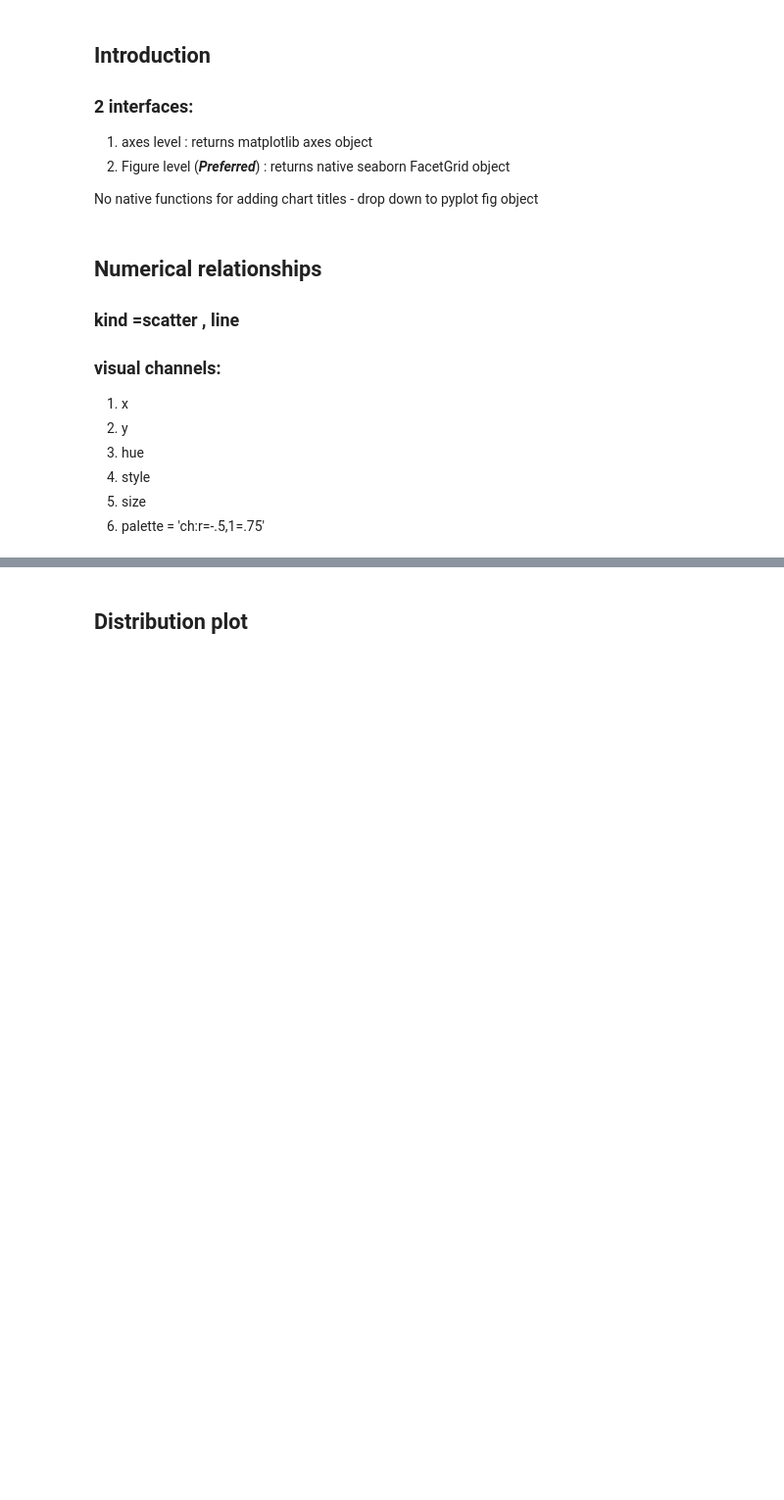
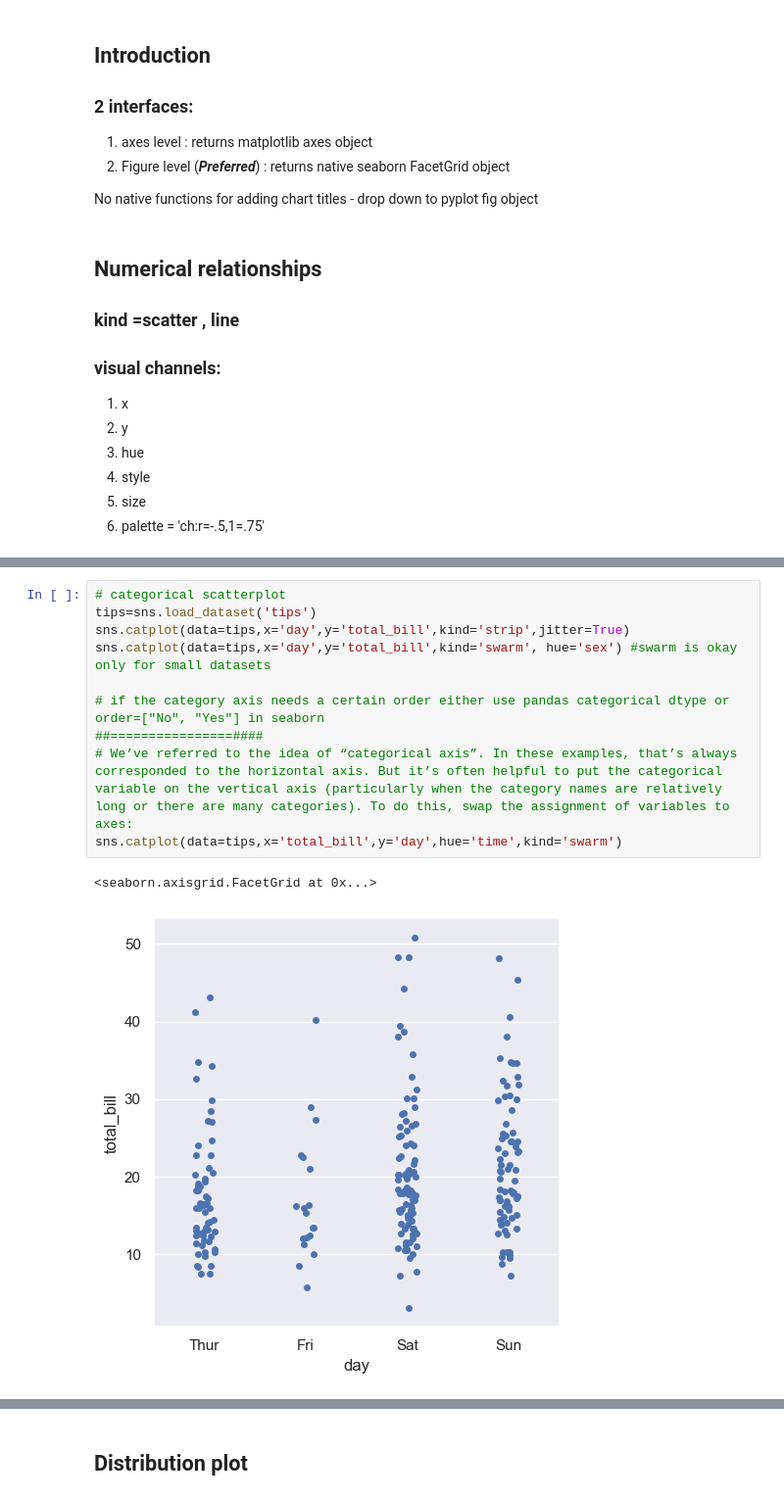
Before and after one commit to gitkundan/mle, a Jupyter notebook: seaborn_demo.ipynb, the cells around one changed output, grey strips where cells are left out. Shown: that part at 98% size. Saved outputs shown, nothing was run; the diff lists cells and outputs as text; blank space fills up the shorter version.

Commit message:
catplot notes added

```diff
--- a/seaborn_demo.ipynb
+++ b/seaborn_demo.ipynb
@@ -93,0 +92,13 @@ dtype: object
+# %%
+# categorical scatterplot
+tips=sns.load_dataset('tips')
+sns.catplot(data=tips,x='day',y='total_bill',kind='strip',jitter=True)
+sns.catplot(data=tips,x='day',y='total_bill',kind='swarm', hue='sex') #swarm is okay only for small datasets
+
+# if the category axis needs a certain order either use pandas categorical dtype or order=["No", "Yes"] in seaborn
+##================####
+# We’ve referred to the idea of “categorical axis”. In these examples, that’s always corresponded to the horizontal axis. But it’s often helpful to put the categorical variable on the vertical axis (particularly when the category names are relatively long or there are many categories). To do this, swap the assignment of variables to axes:
+sns.catplot(data=tips,x='total_bill',y='day',hue='time',kind='swarm')
+# %% [output]
+<seaborn.axisgrid.FacetGrid at 0x...>
+[figure, added]
```
Also changed, not shown: parts of 5 cells of this notebook.
